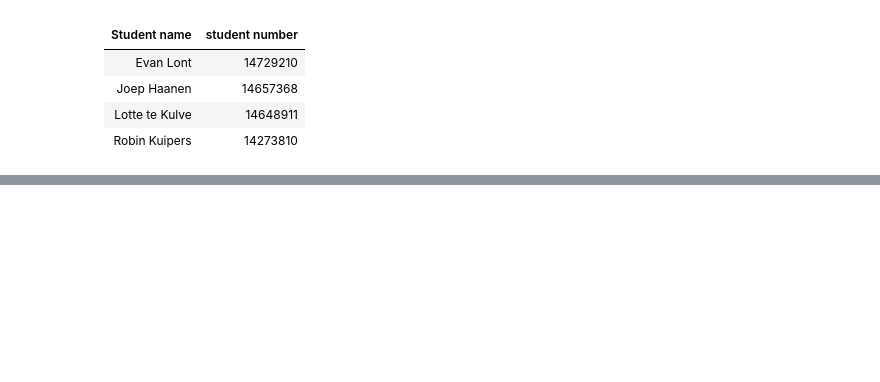
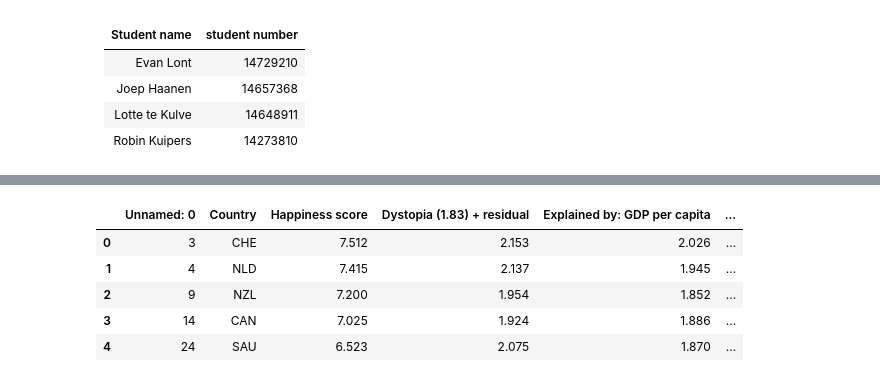
Before and after one commit to rxbinashley/infovisb4, a Jupyter notebook: _sources/docs/draft.ipynb, the cells around one changed output, grey strips where cells are left out. Drawn from its saved outputs; the diff is of its cells as text; code cells hidden in the pictures; blank space fills up the shorter version.

```diff
--- a/_sources/docs/draft.ipynb
+++ b/_sources/docs/draft.ipynb
@@ -449,0 +103,10 @@ The second visualization will be based on the same filtered data and will visual
+# %%
+happiness_2022 = pd.read_csv('happiness_2022.csv')
+pd.DataFrame.head(happiness_2022, n=5)
+# %% [output]
+|  | Unnamed: 0 | Country | Happiness score | Dystopia (1.83) + residual | Explained by: GDP per capita | ... |
+| 0 | 3 | CHE | 7.512 | 2.153 | 2.026 | ... |
+| 1 | 4 | NLD | 7.415 | 2.137 | 1.945 | ... |
+| 2 | 9 | NZL | 7.200 | 1.954 | 1.852 | ... |
+| 3 | 14 | CAN | 7.025 | 1.924 | 1.886 | ... |
+| 4 | 24 | SAU | 6.523 | 2.075 | 1.870 | ... |
```
Also changed, not shown: parts of 83 cells of this notebook, 7 other files.
